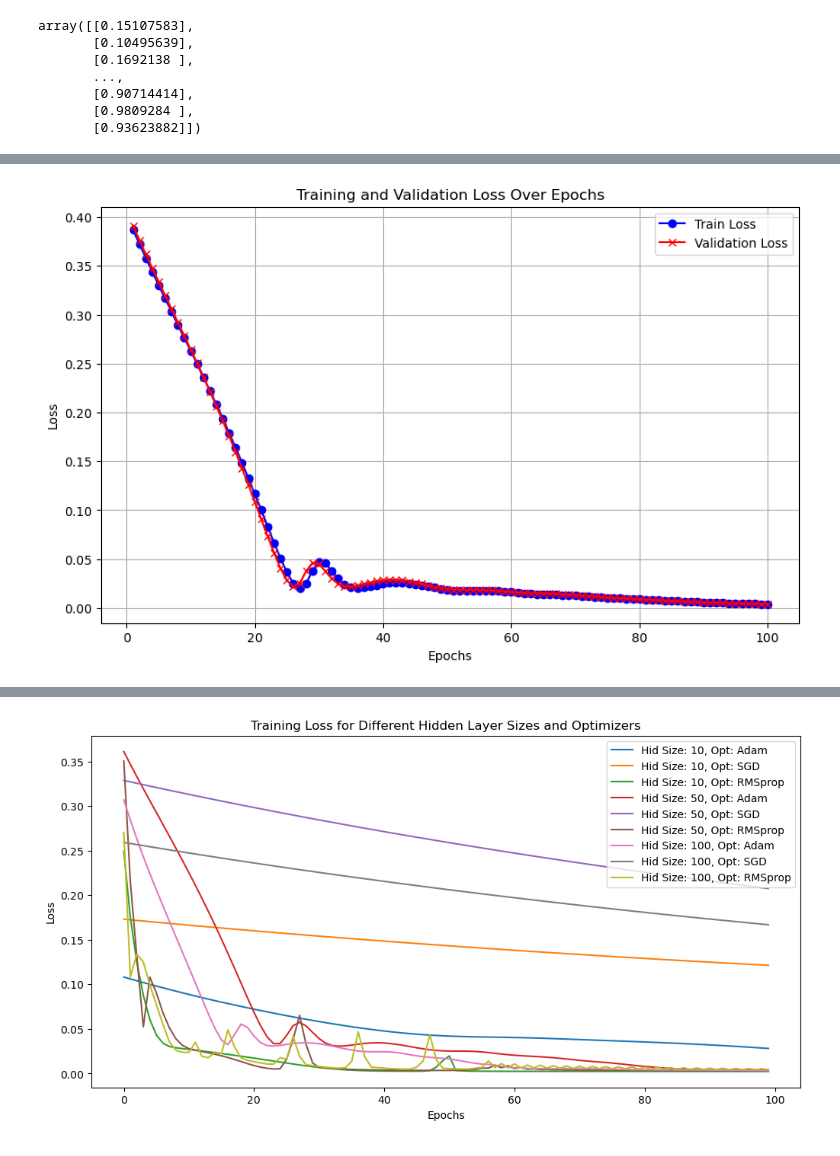
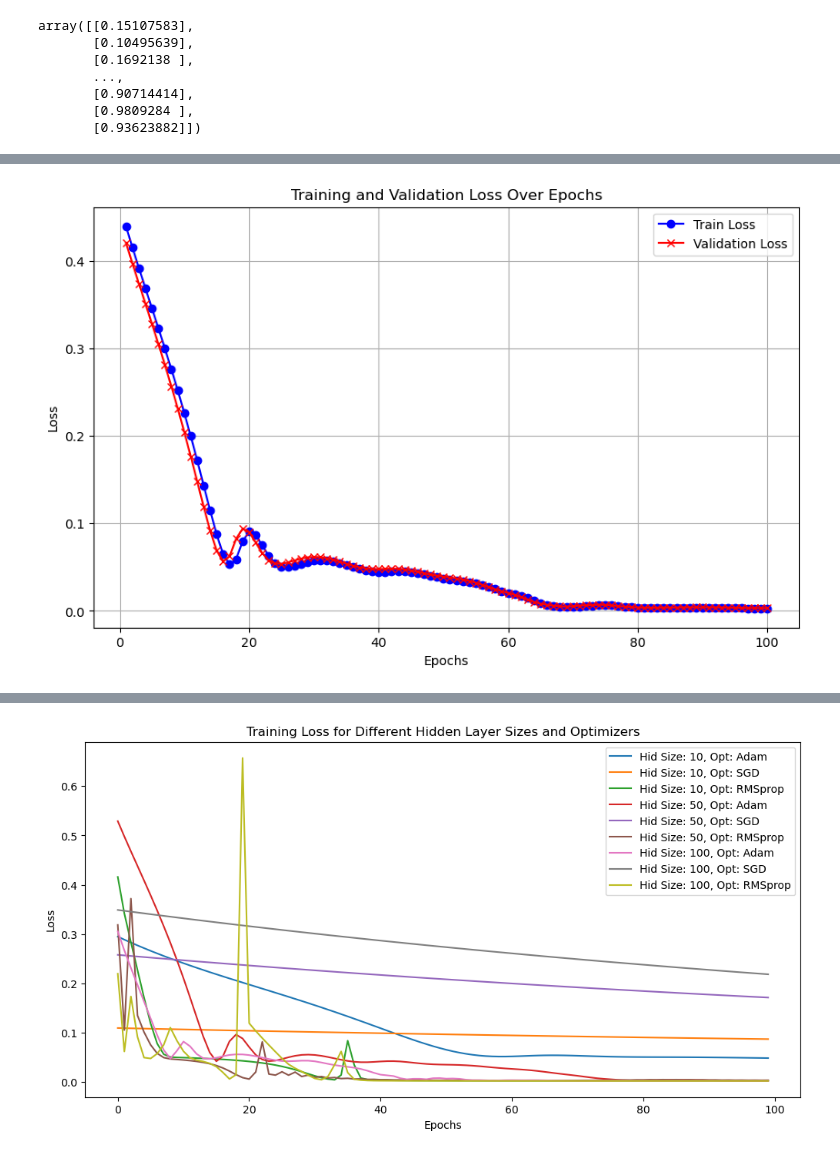
Before and after one commit to AbdelmajidBen/Transfert_Learning, a Jupyter notebook: deep_learning/Models/exercice3_final.ipynb, the cells around one changed output, grey strips where cells are left out. Cells and saved outputs as stored; diff of their text form; code cells hidden in the pictures.

```diff
--- a/deep_learning/Models/exercice3_final.ipynb
+++ b/deep_learning/Models/exercice3_final.ipynb
@@ -293,7 +295,7 @@ array([[0.15107583],
        [0.9809284 ],
        [0.93623882]])
 # %%
-lookback = 30
+lookback = 15
 X, y = [], []
 
 for i in range(len(data) - lookback):
@@ -323,7 +341,7 @@ class EnergyLSTM(nn.Module):
 input_size = 1
 hidden_layer_size = 50
 output_size = 1
-num_layers = 1
+num_layers = 3
 model = EnergyLSTM(input_size, hidden_layer_size, output_size, num_layers)
 criterion = nn.MSELoss()
 optimizer = torch.optim.Adam(model.parameters(), lr=0.001)
@@ -372,7 +390,7 @@ plt.legend()
 plt.grid(True)
 plt.show()
 # %% [output]
-[figure, old version]
+[figure, new version]
 # %%
 class EnergyLSTM(nn.Module):
     def __init__(self, input_size, hidden_layer_size, output_size, num_layers):
@@ -389,7 +407,7 @@ optimizers = {
     'SGD': optim.SGD,
     'RMSprop': optim.RMSprop
 }
-num_layers = 1
+num_layers = 3
 num_epochs = 100
 learning_rate = 0.001
 results = {}
@@ -435,4 +453,4 @@ Hidden Size: 100, Optimizer: RMSprop, Validation Loss: 0.005463459994643927
-[figure, old version]
+[figure, new version]
 # %%
 def mean_squared_error(pred, target):
     return torch.mean((pred - target) ** 2)
```
Also changed, not shown: parts of 6 cells of this notebook.
